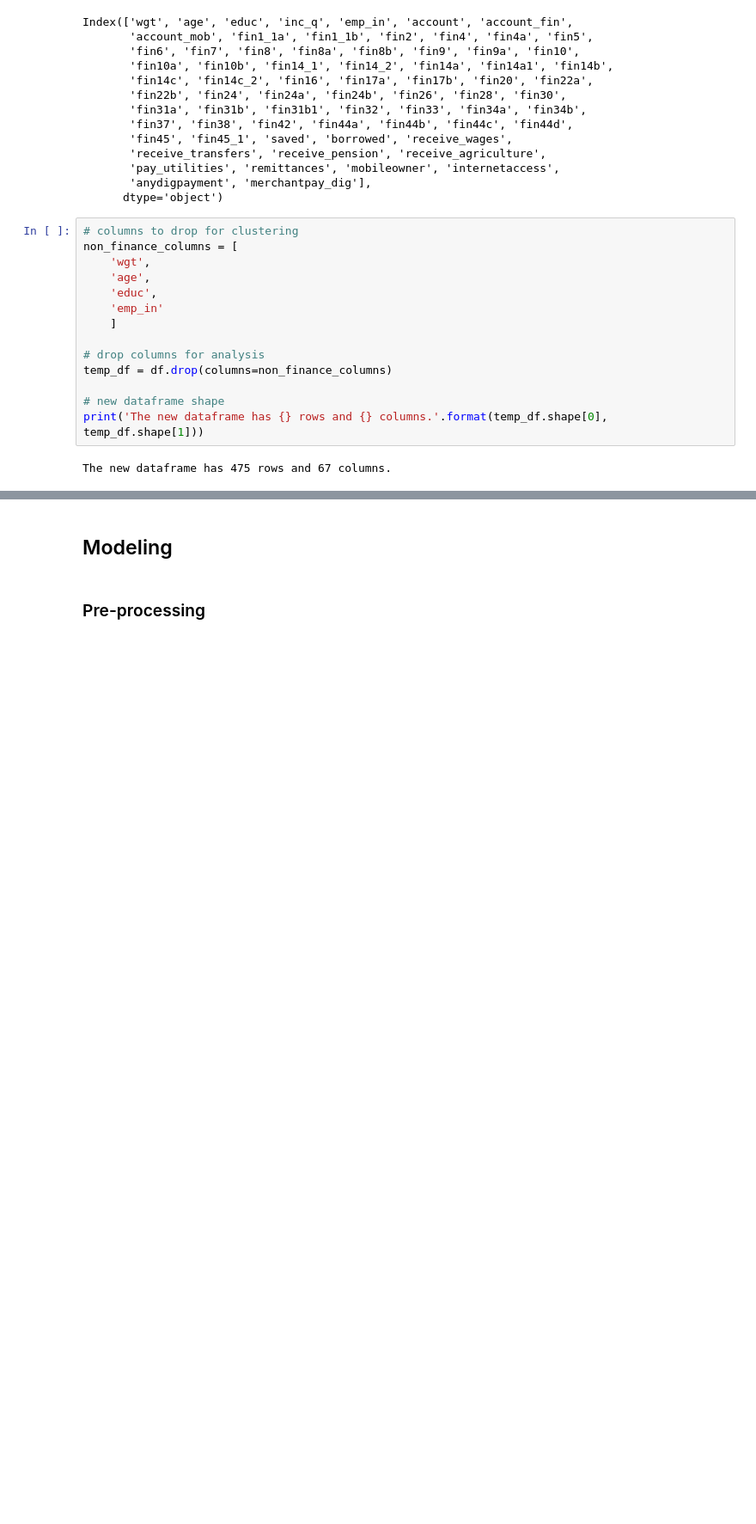
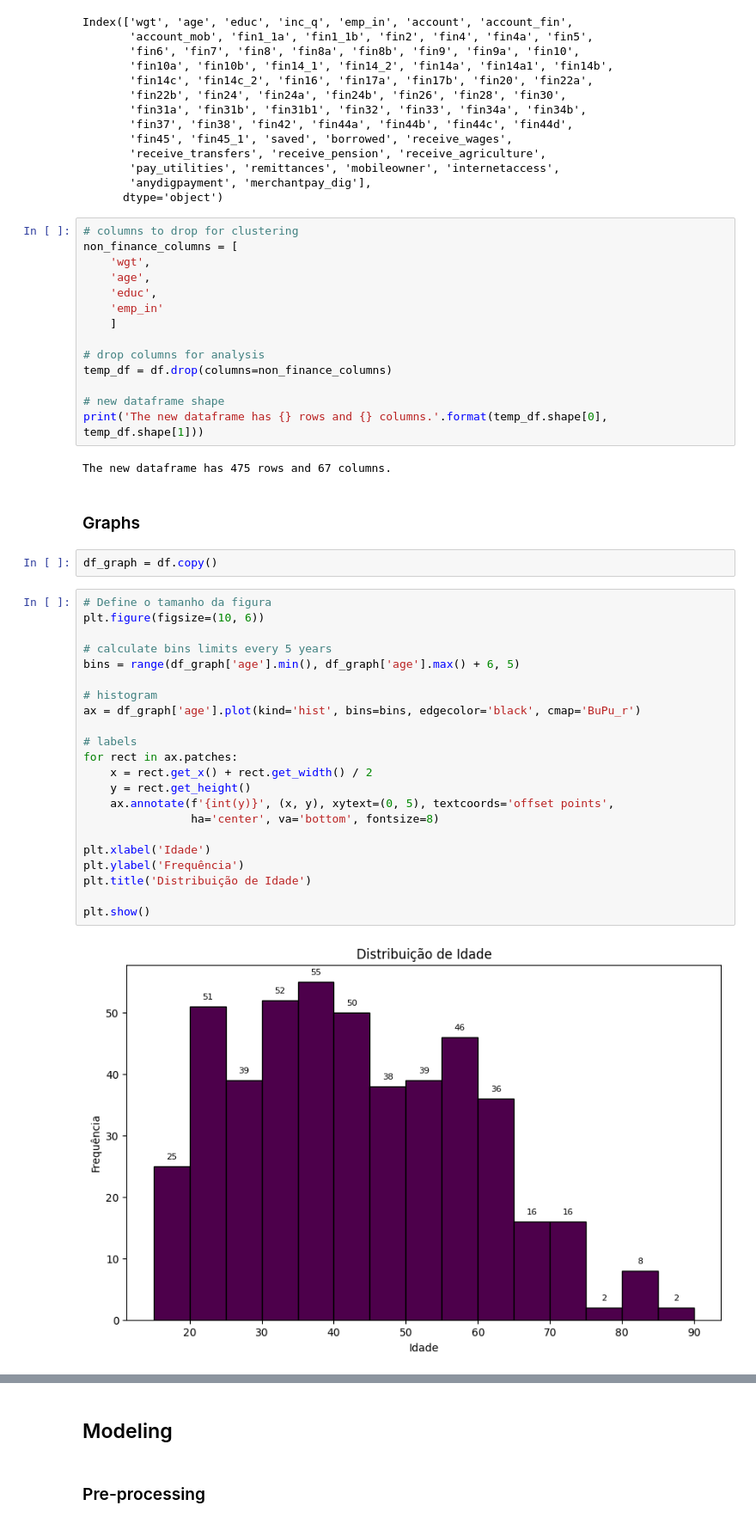
Before and after one commit to pathilink/MBA_USP-Esalq_TCC, a Jupyter notebook: notebook/findex_clustering_financial.ipynb, the cells around one changed output, grey strips where cells are left out. Shown at 86% size. Cells and saved outputs as stored; diff of their text form; blank space fills up the shorter version.

```diff
--- a/notebook/findex_clustering_financial.ipynb
+++ b/notebook/findex_clustering_financial.ipynb
@@ -105,3 +105,31 @@ temp_df = df.drop(columns=non_finance_columns)
 print('The new dataframe has {} rows and {} columns.'.format(temp_df.shape[0], temp_df.shape[1]))
 # %% [output]
 The new dataframe has 475 rows and 67 columns.
+# %% [markdown]
+### Graphs
+# %%
+df_graph = df.copy()
+# %%
+# Define o tamanho da figura
+plt.figure(figsize=(10, 6))
+
+# calculate bins limits every 5 years
+bins = range(df_graph['age'].min(), df_graph['age'].max() + 6, 5)
+
+# histogram
+ax = df_graph['age'].plot(kind='hist', bins=bins, edgecolor='black', cmap='BuPu_r')
+
+# labels
+for rect in ax.patches:
+    x = rect.get_x() + rect.get_width() / 2
+    y = rect.get_height()
+    ax.annotate(f'{int(y)}', (x, y), xytext=(0, 5), textcoords='offset points',
+                ha='center', va='bottom', fontsize=8)
+
+plt.xlabel('Idade')
+plt.ylabel('Frequência')
+plt.title('Distribuição de Idade')
+
+plt.show()
+# %% [output]
+[figure, added]
```
Also changed, not shown: parts of 6 cells of this notebook.
